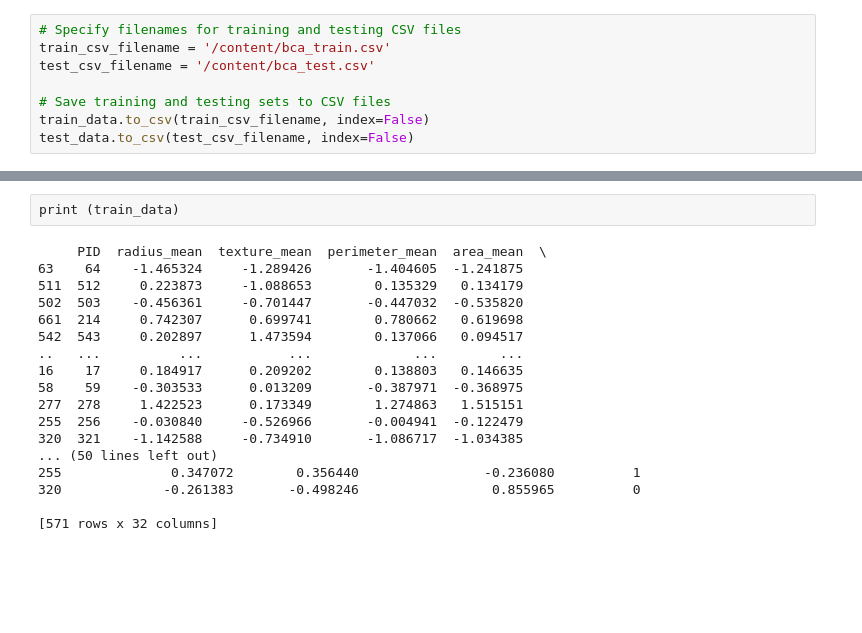
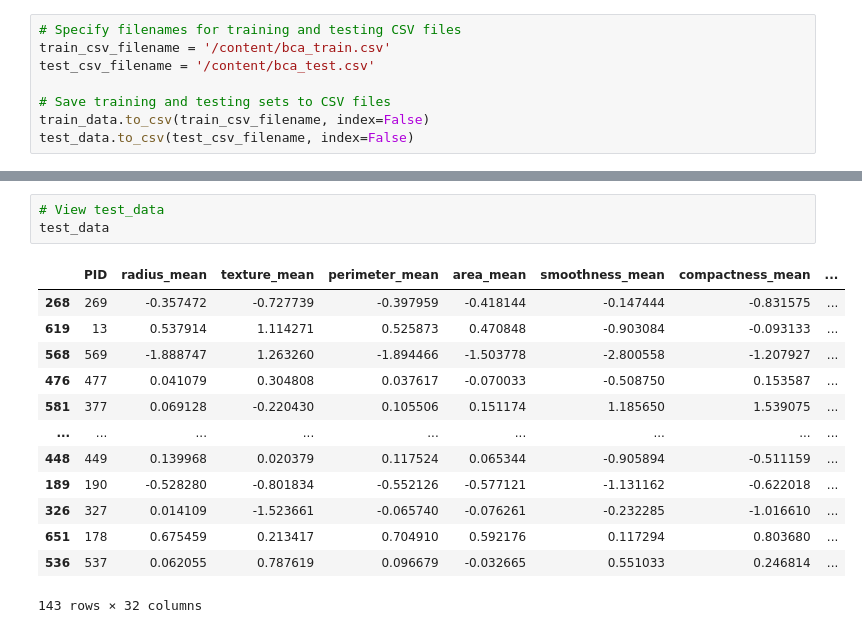
Before and after one commit to mohandaz/HIA-303-Project, a Jupyter notebook: HIA_303.ipynb, the cells around one changed output, grey strips where cells are left out. Saved outputs shown, nothing was run; the diff lists cells and outputs as text; blank space fills up the shorter version.

```diff
--- a/HIA_303.ipynb
+++ b/HIA_303.ipynb
@@ -625,20 +573,17 @@ print (test_data)
-# %%
-print (train_data)
-# %% [output]
-     PID  radius_mean  texture_mean  perimeter_mean  area_mean  \
-63    64    -1.465324     -1.289426       -1.404605  -1.241875
-511  512     0.223873     -1.088653        0.135329   0.134179
-502  503    -0.456361     -0.701447       -0.447032  -0.535820
-661  214     0.742307      0.699741        0.780662   0.619698
-542  543     0.202897      1.473594        0.137066   0.094517
-..   ...          ...           ...             ...        ...
-16    17     0.184917      0.209202        0.138803   0.146635
-58    59    -0.303533      0.013209       -0.387971  -0.368975
-277  278     1.422523      0.173349        1.274863   1.515151
-255  256    -0.030840     -0.526966       -0.004941  -0.122479
-320  321    -1.142588     -0.734910       -1.086717  -1.034385
-... (50 lines left out)
-255              0.347072        0.356440                -0.236080          1
-320             -0.261383       -0.498246                 0.855965          0
-
-[571 rows x 32 columns]
+# %%
+# View test_data
+test_data
+# %% [output]
+|  | PID | radius_mean | texture_mean | perimeter_mean | area_mean | smoothness_mean | compactness_mean | ... |
+| 268 | 269 | -0.357472 | -0.727739 | -0.397959 | -0.418144 | -0.147444 | -0.831575 | ... |
+| 619 | 13 | 0.537914 | 1.114271 | 0.525873 | 0.470848 | -0.903084 | -0.093133 | ... |
+| 568 | 569 | -1.888747 | 1.263260 | -1.894466 | -1.503778 | -2.800558 | -1.207927 | ... |
+| 476 | 477 | 0.041079 | 0.304808 | 0.037617 | -0.070033 | -0.508750 | 0.153587 | ... |
+| 581 | 377 | 0.069128 | -0.220430 | 0.105506 | 0.151174 | 1.185650 | 1.539075 | ... |
+| ... | ... | ... | ... | ... | ... | ... | ... | ... |
+| 448 | 449 | 0.139968 | 0.020379 | 0.117524 | 0.065344 | -0.905894 | -0.511159 | ... |
+| 189 | 190 | -0.528280 | -0.801834 | -0.552126 | -0.577121 | -1.131162 | -0.622018 | ... |
+| 326 | 327 | 0.014109 | -1.523661 | -0.065740 | -0.076261 | -0.232285 | -1.016610 | ... |
+| 651 | 178 | 0.675459 | 0.213417 | 0.704910 | 0.592176 | 0.117294 | 0.803680 | ... |
+| 536 | 537 | 0.062055 | 0.787619 | 0.096679 | -0.032665 | 0.551033 | 0.246814 | ... |
+143 rows × 32 columns
```
Also changed, not shown: parts of 11 cells of this notebook.
